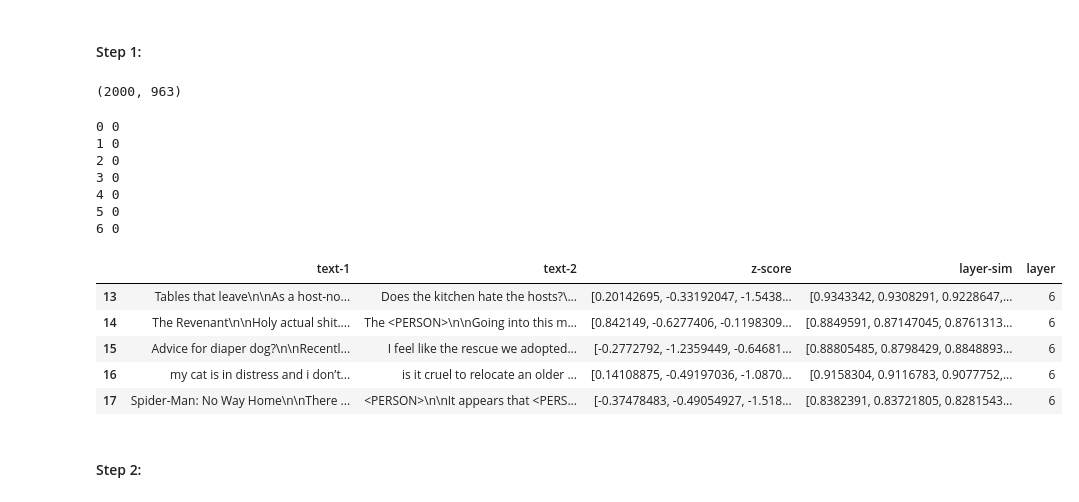
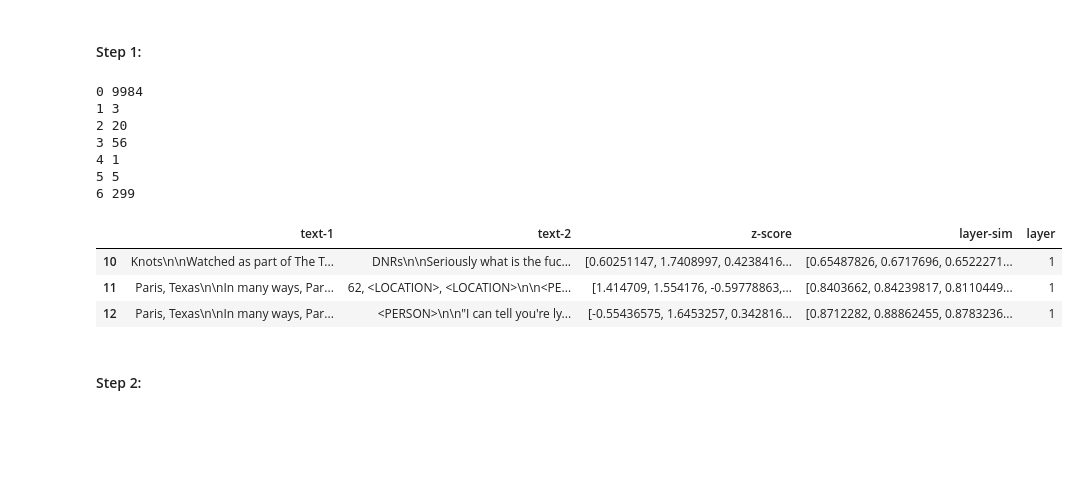
Before and after one commit to MiladAlshomary/Multi-LUAR, a Jupyter notebook: src-ipynb/multi-luar-analysis-2.ipynb, the cells around one changed output. Saved outputs shown, nothing was run; the diff lists cells and outputs as text; code cells hidden in the pictures; blank space fills up the shorter version.

```diff
--- a/src-ipynb/multi-luar-analysis-2.ipynb
+++ b/src-ipynb/multi-luar-analysis-2.ipynb
@@ -63,11 +63,7 @@ muti_luar_layers_sims = [compute_similarities(hiatus_data_embeddings, hiatus_dat
 muti_luar_layers_sims = np.stack(muti_luar_layers_sims)
 # %%
 # Compute significant pairs to layers
-layer_to_sig_pairs = {layer: extract_sig_pairs_for_layer(hiatus_data_texts, muti_luar_layers_sims, labels, layer) for layer in range(7)}
+layer_to_sig_pairs = {layer: extract_sig_pairs_for_layer(hiatus_data_texts, muti_luar_layers_sims, layer) for layer in range(7)}
-# %%
-len(labels), len(set(labels))
-# %% [output]
-(2000, 963)
 # %%
 layer_x_pairs = []
 for layer in [0, 1, 2, 3, 4, 5, 6]:
@@ -76,20 +72,18 @@ for layer in [0, 1, 2, 3, 4, 5, 6]:
     layer_x_pairs += [{'text-1': x[0], 'text-2': x[1], 'z-score': x[2], 'layer-sim': x[3], 'layer': layer} for x in sample_of_pairs]
 layer_x_pairs_df = pd.DataFrame(layer_x_pairs)
 # %% [output]
-0 0
-1 0
-2 0
-3 0
-4 0
-5 0
-6 0
+0 9984
+1 3
+2 20
+3 56
+4 1
+5 5
+6 299
 # %%
-layer_x_pairs_df[layer_x_pairs_df.layer == 6].head()
+layer_x_pairs_df[layer_x_pairs_df.layer == 1].head()
 # %% [output]
 |  | text-1 | text-2 | z-score | layer-sim | layer |
-| 13 | Tables that leave\n\nAs a host-no... | Does the kitchen hate the hosts?\... | [0.20142695, -0.33192047, -1.5438... | [0.9343342, 0.9308291, 0.9228647,... | 6 |
-| 14 | The Revenant\n\nHoly actual shit.... | The <PERSON>\n\nGoing into this m... | [0.842149, -0.6277406, -0.1198309... | [0.8849591, 0.87147045, 0.8761313... | 6 |
-| 15 | Advice for diaper dog?\n\nRecentl... | I feel like the rescue we adopted... | [-0.2772792, -1.2359449, -0.64681... | [0.88805485, 0.8798429, 0.8848893... | 6 |
-| 16 | my cat is in distress and i don’t... | is it cruel to relocate an older ... | [0.14108875, -0.49197036, -1.0870... | [0.9158304, 0.9116783, 0.9077752,... | 6 |
-| 17 | Spider-Man: No Way Home\n\nThere ... | <PERSON>\n\nIt appears that <PERS... | [-0.37478483, -0.49054927, -1.518... | [0.8382391, 0.83721805, 0.8281543... | 6 |
+| 10 | Knots\n\nWatched as part of The T... | DNRs\n\nSeriously what is the fuc... | [0.60251147, 1.7408997, 0.4238416... | [0.65487826, 0.6717696, 0.6522271... | 1 |
+| 11 | Paris, Texas\n\nIn many ways, Par... | 62, <LOCATION>, <LOCATION>\n\n<PE... | [1.414709, 1.554176, -0.59778863,... | [0.8403662, 0.84239817, 0.8110449... | 1 |
+| 12 | Paris, Texas\n\nIn many ways, Par... | <PERSON>\n\n"I can tell you're ly... | [-0.55436575, 1.6453257, 0.342816... | [0.8712282, 0.88862455, 0.8783236... | 1 |
 # %%
```
Also changed, not shown: parts of 11 cells of this notebook, 3 other files.
